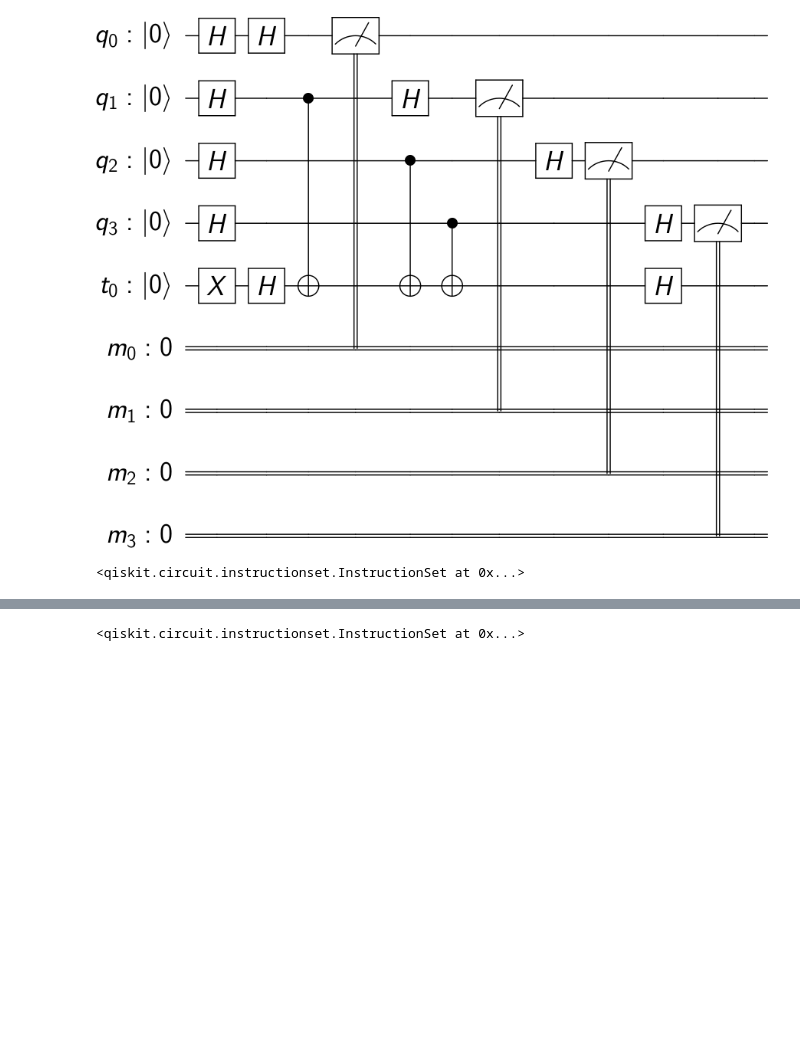
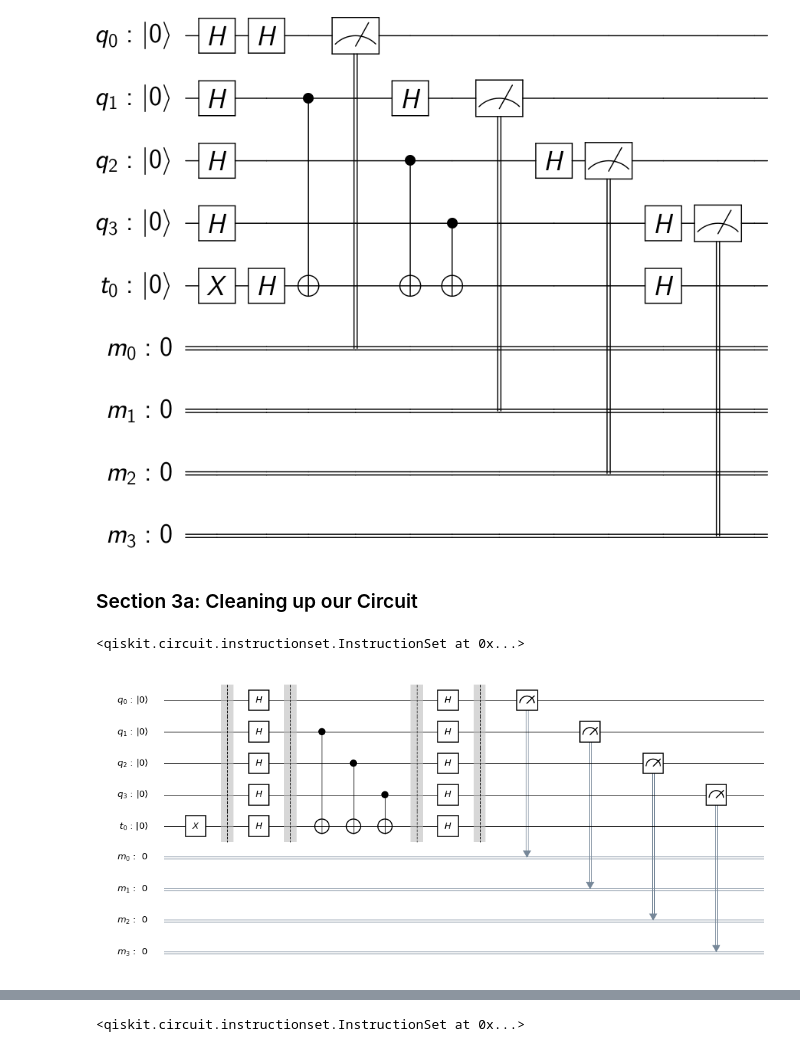
Before and after one commit to ParanoydAndroid/Qiskit_Demo, a Jupyter notebook: Demo_Rev2.ipynb, the cells around one changed output, grey strips where cells are left out. Cells and saved outputs as stored; diff of their text form; code cells hidden in the pictures; blank space fills up the shorter version.

```diff
--- a/Demo_Rev2.ipynb
+++ b/Demo_Rev2.ipynb
@@ -108,6 +138,8 @@ bv.draw(output='latex')
 # %%
 # Show latex figure source
 # bv.draw(output='latex_source')
+# %% [markdown]
+### Section 3a: Cleaning up our Circuit
 # %%
 # Now let's clean up our circuit by using barriers
 circ = QuantumCircuit(q, tmp, meas)
@@ -130,7 +162,8 @@ circ.measure(q, meas)
 # %% [output]
 <qiskit.circuit.instructionset.InstructionSet at 0x...>
 # %%
-fig = circ.draw(output='mpl')
-fig.show()
+circ.draw(output='mpl')
+# %% [output]
+[figure, added]
 # %%
 # Even better cleanup
```
Also changed, not shown: parts of 27 cells of this notebook, 1 other file.
